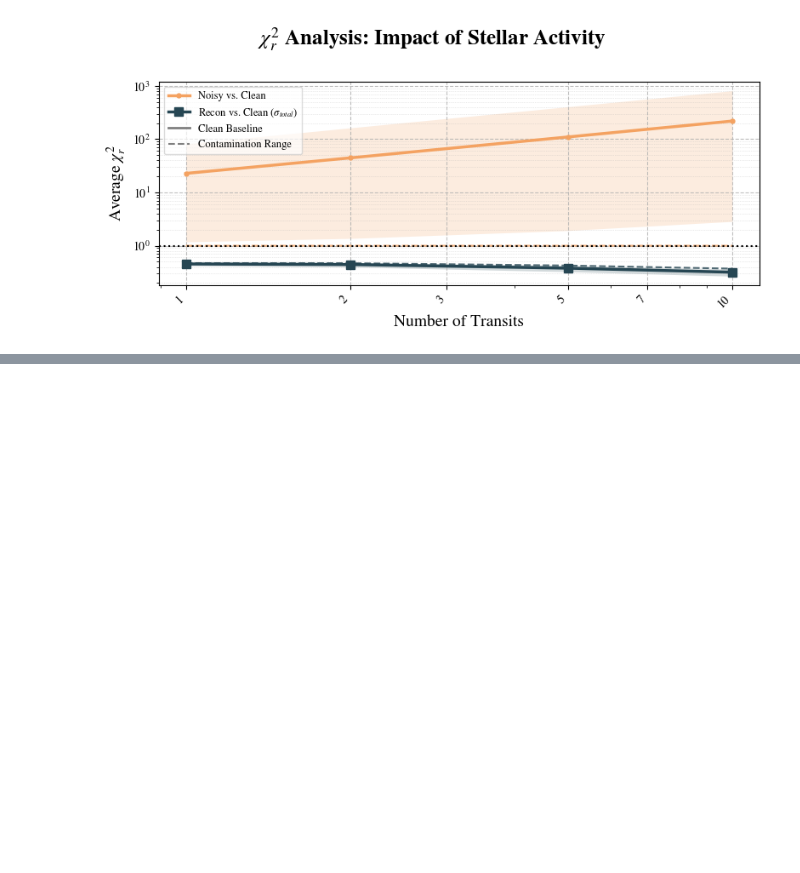
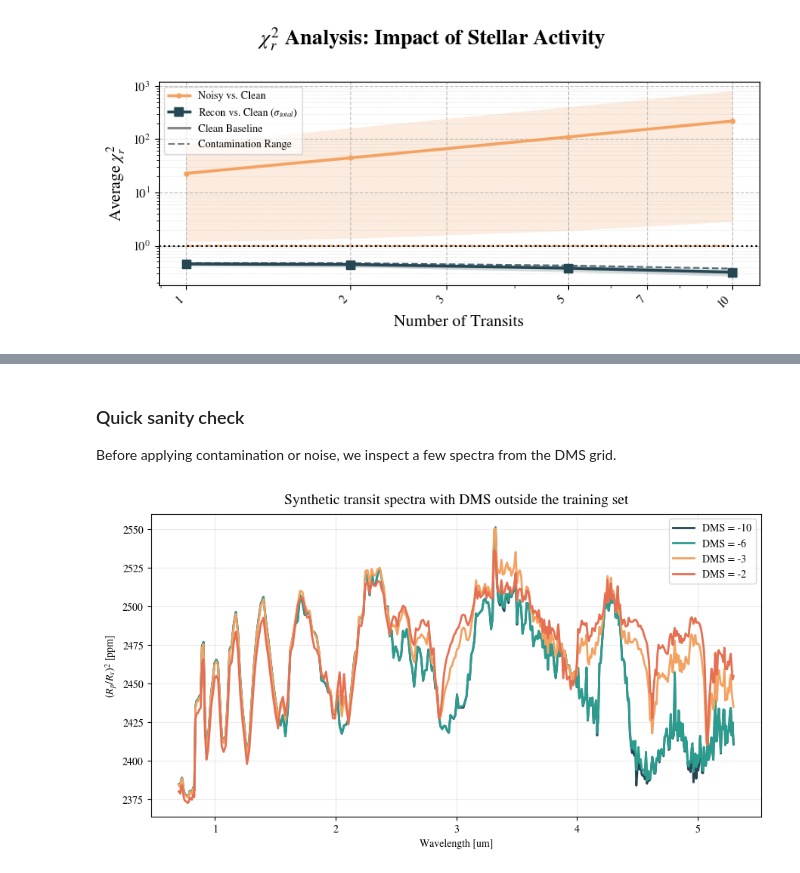
Before and after one commit to D4san/gdaespec, a Jupyter notebook: Sub_Neptune_Atmosphere/04_G-DAE_Evaluation.ipynb, the cells around one changed output, grey strips where cells are left out. Drawn from its saved outputs; the diff is of its cells as text; code cells hidden in the pictures; blank space fills up the shorter version.

```diff
--- a/Sub_Neptune_Atmosphere/04_G-DAE_Evaluation.ipynb
+++ b/Sub_Neptune_Atmosphere/04_G-DAE_Evaluation.ipynb
@@ -2343,0 +2485,29 @@ plt.show()
+# %% [markdown]
+### Quick sanity check
+
+Before applying contamination or noise, we inspect a few spectra from the DMS grid.
+# %%
+plt.figure(figsize=(9, 5))
+for dms_value, color in zip([-10.0, -6.0, -3.0, -2.0], ["#264653", "#2A9D8F", "#F4A261", "#E76F51"]):
+    dms_mask = np.isclose(
+        pd.to_numeric(dms_clean_df["atm DMS"], errors="coerce").to_numpy(dtype=float),
+        dms_value,
+    )
+    row = dms_clean_df.loc[dms_mask].iloc[0]
+    plt.plot(
+        np.asarray(waves, dtype=float),
+        row[spectral_columns].to_numpy(dtype=float)[::-1] * 1e6,
+        color=color,
+        linewidth=2.0,
+        label=f"DMS = {dms_value:.0f}",
+    )
+
+plt.xlabel("Wavelength [um]")
+plt.ylabel(r"$(R_p/R_s)^2$ [ppm]")
+plt.title("Synthetic transit spectra with DMS outside the training set")
+plt.grid(True, alpha=0.25)
+plt.legend()
+plt.tight_layout()
+plt.show()
+# %% [output]
+[figure, added]
```
Also changed, not shown: parts of 21 cells of this notebook.
